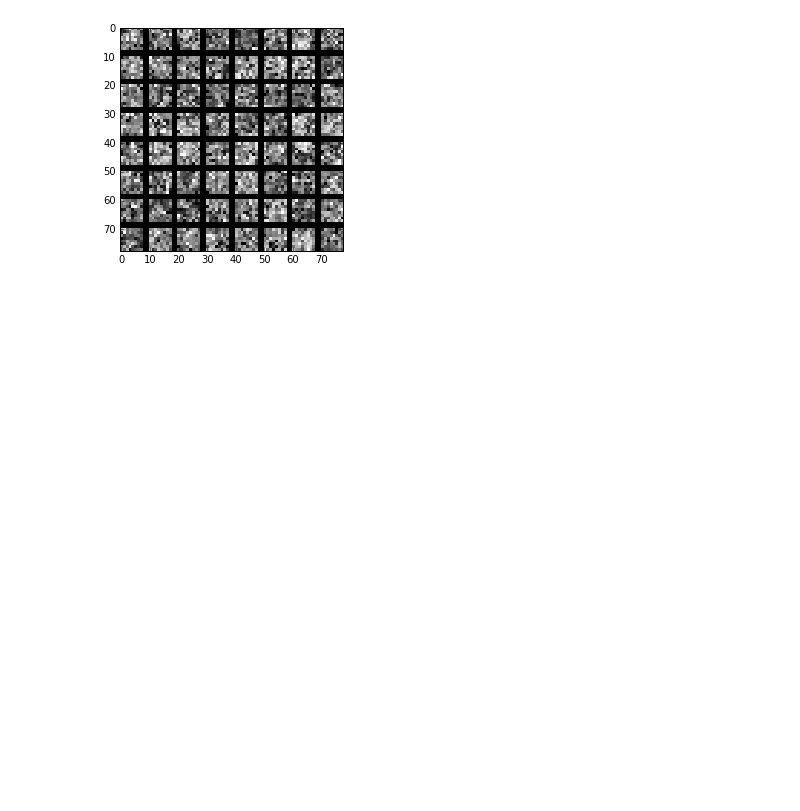
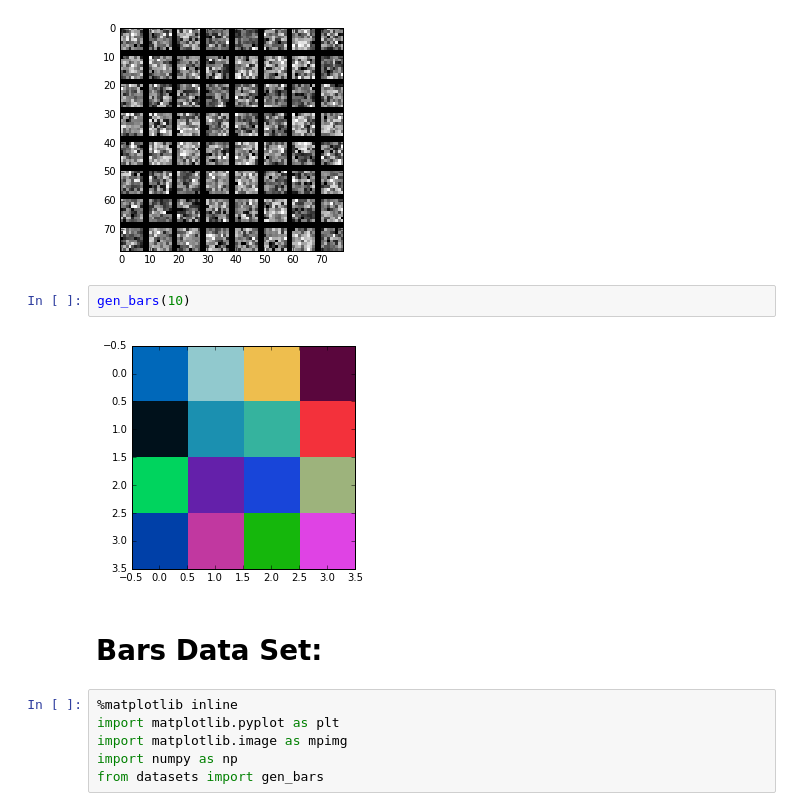
Before and after one commit to keniapina/occlusion-project, a Jupyter notebook: sparse_coding.ipynb, the cells around one changed output. Drawn from its saved outputs; the diff is of its cells as text; blank space fills up the shorter version.

```diff
--- a/sparse_coding.ipynb
+++ b/sparse_coding.ipynb
@@ -101,3 +102,15 @@ plt.imshow(im, cmap='gray', interpolation='nearest')
 # %% [output]
 <matplotlib.image.AxesImage at 0x...>
 [figure]
+# %%
+gen_bars(10)
+# %% [output]
+[figure, added]
+# %% [markdown]
+# Bars Data Set:
+# %%
+%matplotlib inline
+import matplotlib.pyplot as plt
+import matplotlib.image as mpimg
+import numpy as np
+from datasets import gen_bars
```
Also changed, not shown: parts of 13 cells of this notebook, 3 other files.
